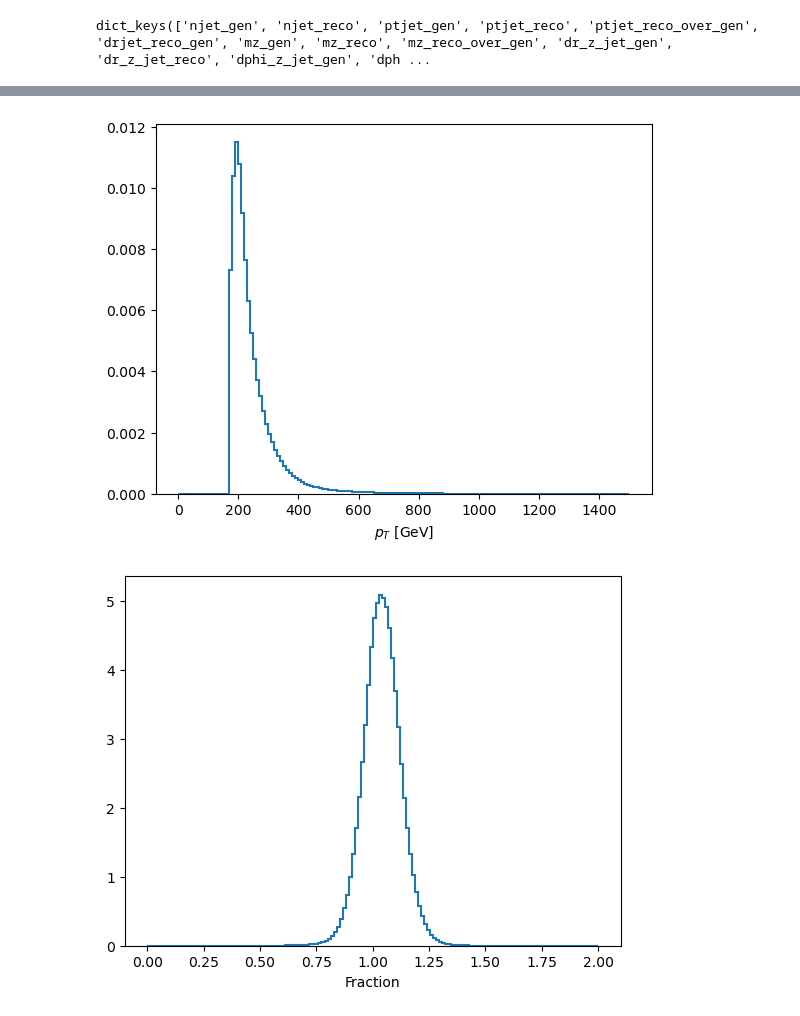
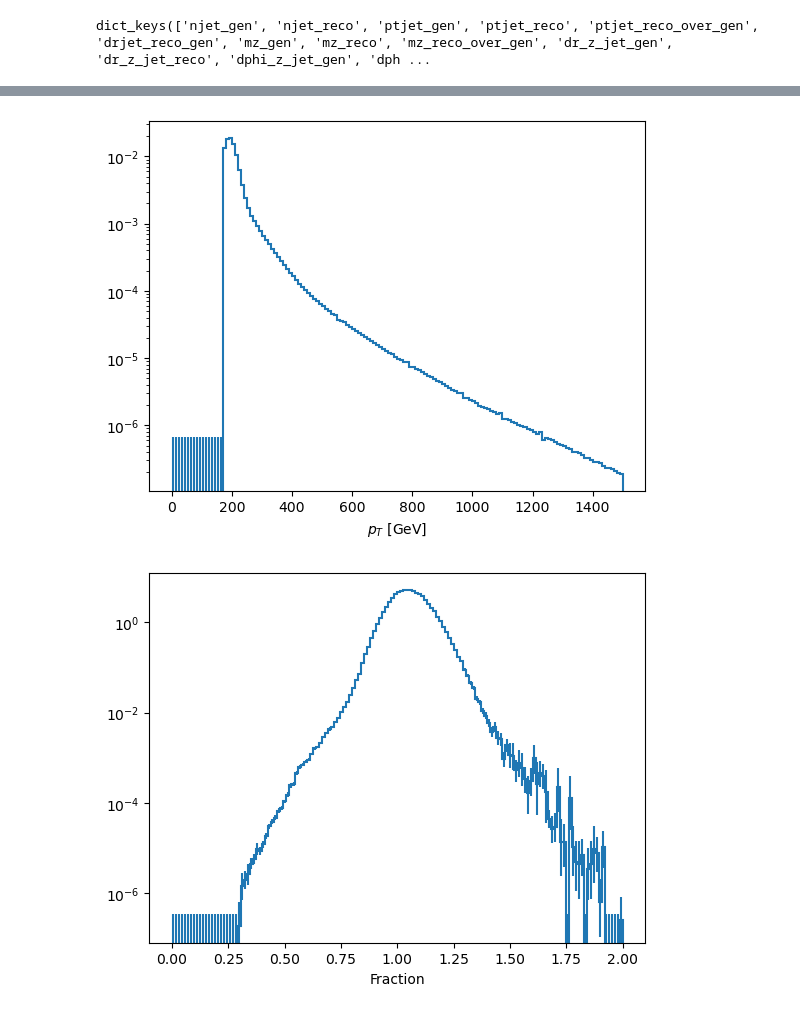
Before and after one commit to rappoccio/QJetMassUproot, a Jupyter notebook: response_maker_nanov9.ipynb, the cells around one changed output, grey strips where cells are left out. Cells and saved outputs as stored; diff of their text form; code cells hidden in the pictures.

```diff
--- a/response_maker_nanov9.ipynb
+++ b/response_maker_nanov9.ipynb
@@ -126,12 +119,14 @@ output['ptjet_gen'].sum().value
 # %%
 output['ptjet_reco'].project("pt").plot(density=True)
+plt.yscale("log")
 plt.show()
 # %% [output]
-[figure, old version]
+[figure, new version]
 # %%
 output['ptjet_reco_over_gen'].project("frac").plot(density=True)
+plt.yscale("log")
 plt.show()
 # %% [output]
-[figure, old version]
+[figure, new version]
 # %%
 output['drjet_reco_gen'].project("dr").plot(density=True)
```
Also changed, not shown: parts of 37 cells of this notebook, 3 other files.
